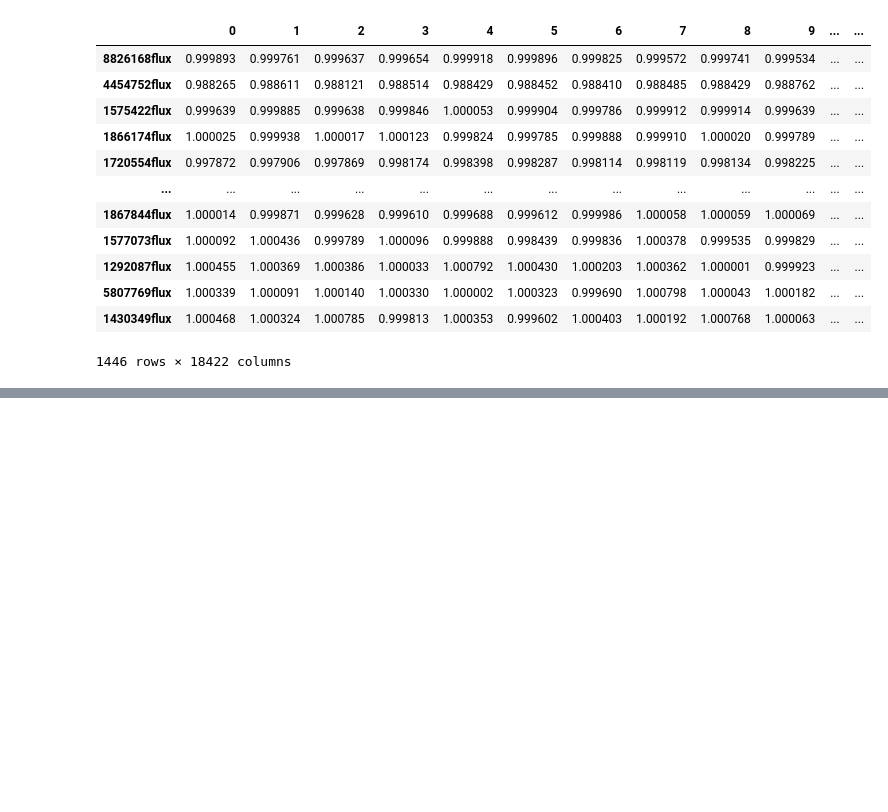
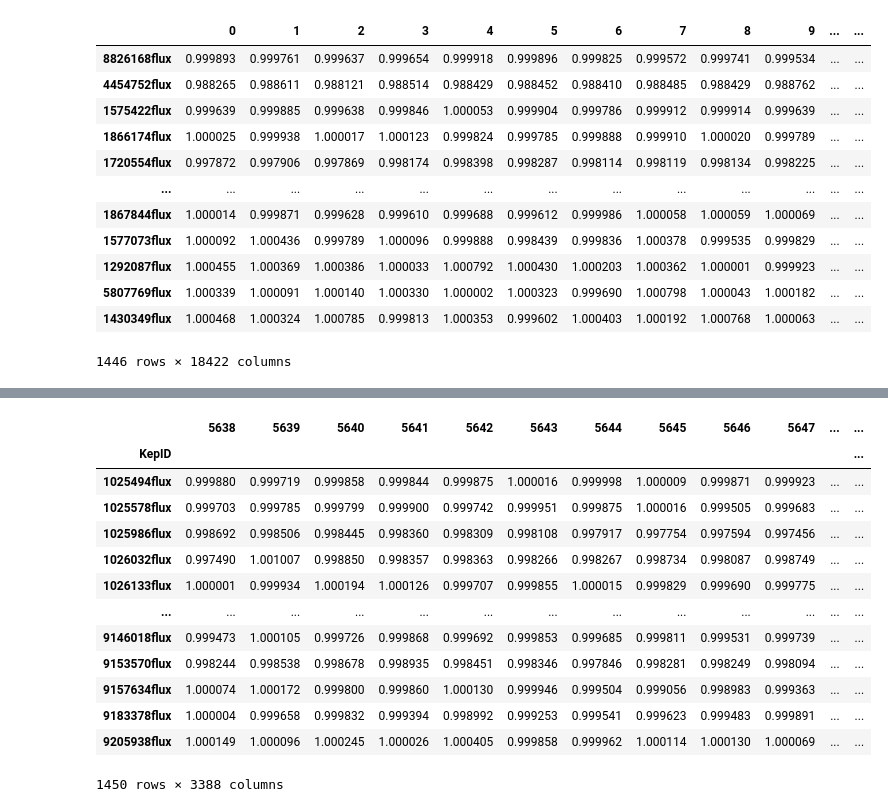
Before and after one commit to Random-Wanderer/exo-hunter, a Jupyter notebook: notebooks/EDA.ipynb, the cells around one changed output, grey strips where cells are left out. Cells and saved outputs as stored; diff of their text form; code cells hidden in the pictures; blank space fills up the shorter version.

```diff
--- a/notebooks/EDA.ipynb
+++ b/notebooks/EDA.ipynb
@@ -183,0 +201,46 @@ pd.DataFrame(dats, index=cols)
+# %%
+DEFAULT_LEN = 18421
+# %%
+import pandas as pd
+import numpy as np
+import matplotlib.pyplot as plt
+
+from ExoHunter.cleaner import Cleaner
+from ExoHunter.formatter import Formatter
+from ExoHunter.params import *
+
+cleaner = Cleaner()
+formatter = Formatter()
+
+train_data, test_data = cleaner.get_data(drive=0)
+
+X, y = cleaner.get_Xy(train_data)
+# %%
+def random_selector(data):
+    desired_len = np.random.randint(2000, 6000)
+    X = data.drop(columns='LABEL')
+    y = data['LABEL']
+    rand_upper = DEFAULT_LEN-desired_len
+    lower = np.random.randint(0, rand_upper)
+    X_ = X.sample(frac=1)
+    X_ = X_.iloc[:,lower:lower+desired_len]
+    data_ = X_.join(y)
+    return data_
+# %%
+X_selected = random_selector(train_data)
+X_selected
+# %% [output]
+|  | 5638 | 5639 | 5640 | 5641 | 5642 | 5643 | 5644 | 5645 | 5646 | 5647 | ... | ... |
+| KepID |  |  |  |  |  |  |  |  |  |  |  | ... |
+| 1025494flux | 0.999880 | 0.999719 | 0.999858 | 0.999844 | 0.999875 | 1.000016 | 0.999998 | 1.000009 | 0.999871 | 0.999923 | ... | ... |
+| 1025578flux | 0.999703 | 0.999785 | 0.999799 | 0.999900 | 0.999742 | 0.999951 | 0.999875 | 1.000016 | 0.999505 | 0.999683 | ... | ... |
+| 1025986flux | 0.998692 | 0.998506 | 0.998445 | 0.998360 | 0.998309 | 0.998108 | 0.997917 | 0.997754 | 0.997594 | 0.997456 | ... | ... |
+| 1026032flux | 0.997490 | 1.001007 | 0.998850 | 0.998357 | 0.998363 | 0.998266 | 0.998267 | 0.998734 | 0.998087 | 0.998749 | ... | ... |
+| 1026133flux | 1.000001 | 0.999934 | 1.000194 | 1.000126 | 0.999707 | 0.999855 | 1.000015 | 0.999829 | 0.999690 | 0.999775 | ... | ... |
+| ... | ... | ... | ... | ... | ... | ... | ... | ... | ... | ... | ... | ... |
+| 9146018flux | 0.999473 | 1.000105 | 0.999726 | 0.999868 | 0.999692 | 0.999853 | 0.999685 | 0.999811 | 0.999531 | 0.999739 | ... | ... |
+| 9153570flux | 0.998244 | 0.998538 | 0.998678 | 0.998935 | 0.998451 | 0.998346 | 0.997846 | 0.998281 | 0.998249 | 0.998094 | ... | ... |
+| 9157634flux | 1.000074 | 1.000172 | 0.999800 | 0.999860 | 1.000130 | 0.999946 | 0.999504 | 0.999056 | 0.998983 | 0.999363 | ... | ... |
+| 9183378flux | 1.000004 | 0.999658 | 0.999832 | 0.999394 | 0.998992 | 0.999253 | 0.999541 | 0.999623 | 0.999483 | 0.999891 | ... | ... |
+| 9205938flux | 1.000149 | 1.000096 | 1.000245 | 1.000026 | 1.000405 | 0.999858 | 0.999962 | 1.000114 | 1.000130 | 1.000069 | ... | ... |
+1450 rows × 3388 columns
```
Also changed, not shown: parts of 22 cells of this notebook, 3 other files.
